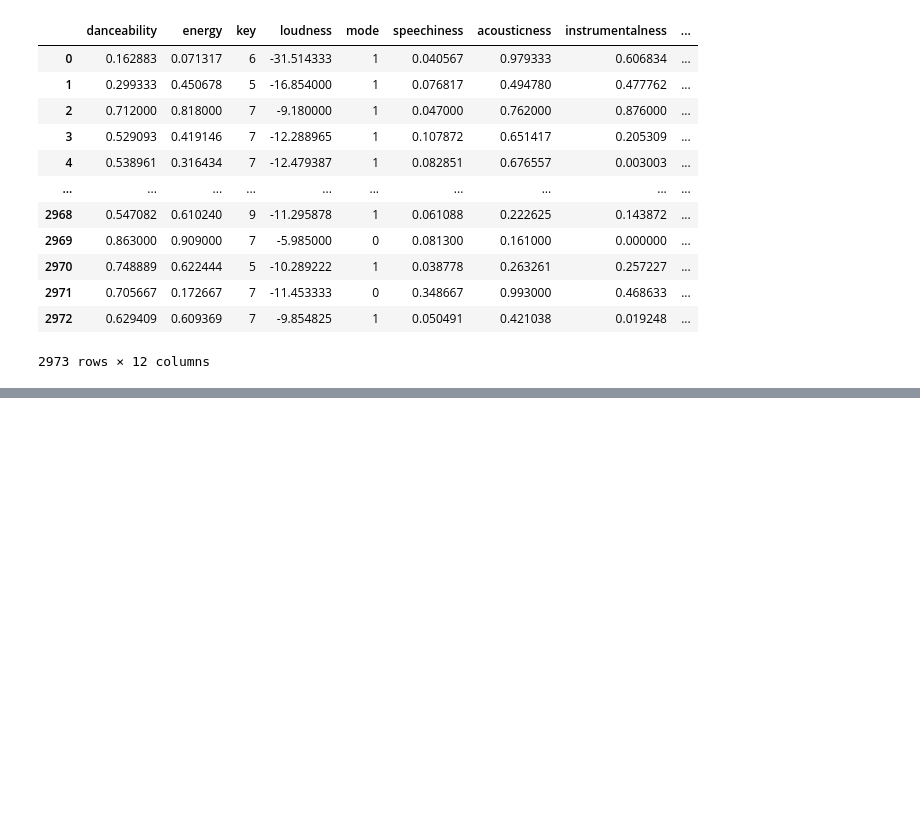
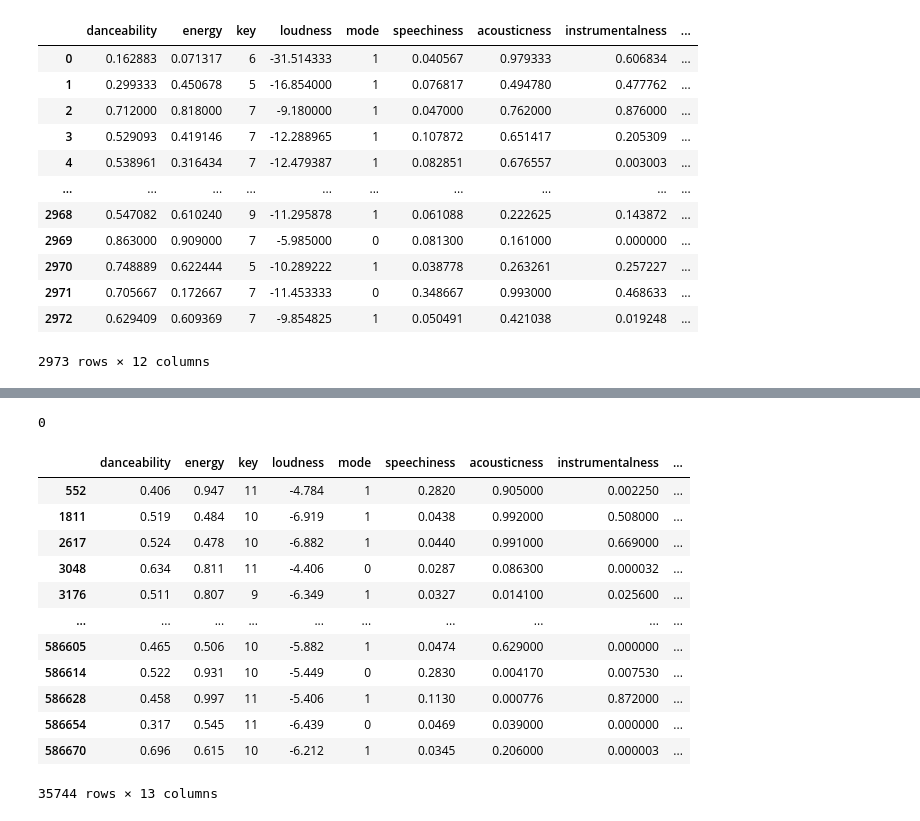
Before and after one commit to Rajath-55/Jupyter-Notebooks, a Jupyter notebook: Spotify_Analysis.ipynb, the cells around one changed output, grey strips where cells are left out. Drawn from its saved outputs; the diff is of its cells as text; code cells hidden in the pictures; blank space fills up the shorter version.

```diff
--- a/Spotify_Analysis.ipynb
+++ b/Spotify_Analysis.ipynb
@@ -260,0 +257,13 @@ g
+# %%
+close_list = []
+clusters = []
+
+name = recommender[recommender['name'] == song_name]
+name.reset_index()
+
+for i,j in name.iterrows():
+  cluster = j['Cluster']
+
+cluster
+# %% [output]
+0
@@ -260,0 +272,16 @@ g
+# %%
+clusters
+# %% [output]
+|  | danceability | energy | key | loudness | mode | speechiness | acousticness | instrumentalness | ... |
+| 552 | 0.406 | 0.947 | 11 | -4.784 | 1 | 0.2820 | 0.905000 | 0.002250 | ... |
+| 1811 | 0.519 | 0.484 | 10 | -6.919 | 1 | 0.0438 | 0.992000 | 0.508000 | ... |
+| 2617 | 0.524 | 0.478 | 10 | -6.882 | 1 | 0.0440 | 0.991000 | 0.669000 | ... |
+| 3048 | 0.634 | 0.811 | 11 | -4.406 | 0 | 0.0287 | 0.086300 | 0.000032 | ... |
+| 3176 | 0.511 | 0.807 | 9 | -6.349 | 1 | 0.0327 | 0.014100 | 0.025600 | ... |
+| ... | ... | ... | ... | ... | ... | ... | ... | ... | ... |
+| 586605 | 0.465 | 0.506 | 10 | -5.882 | 1 | 0.0474 | 0.629000 | 0.000000 | ... |
+| 586614 | 0.522 | 0.931 | 10 | -5.449 | 0 | 0.2830 | 0.004170 | 0.007530 | ... |
+| 586628 | 0.458 | 0.997 | 11 | -5.406 | 1 | 0.1130 | 0.000776 | 0.872000 | ... |
+| 586654 | 0.317 | 0.545 | 11 | -6.439 | 0 | 0.0469 | 0.039000 | 0.000000 | ... |
+| 586670 | 0.696 | 0.615 | 10 | -6.212 | 1 | 0.0345 | 0.206000 | 0.000003 | ... |
+35744 rows × 13 columns
```
Also changed, not shown: parts of 20 cells of this notebook.
